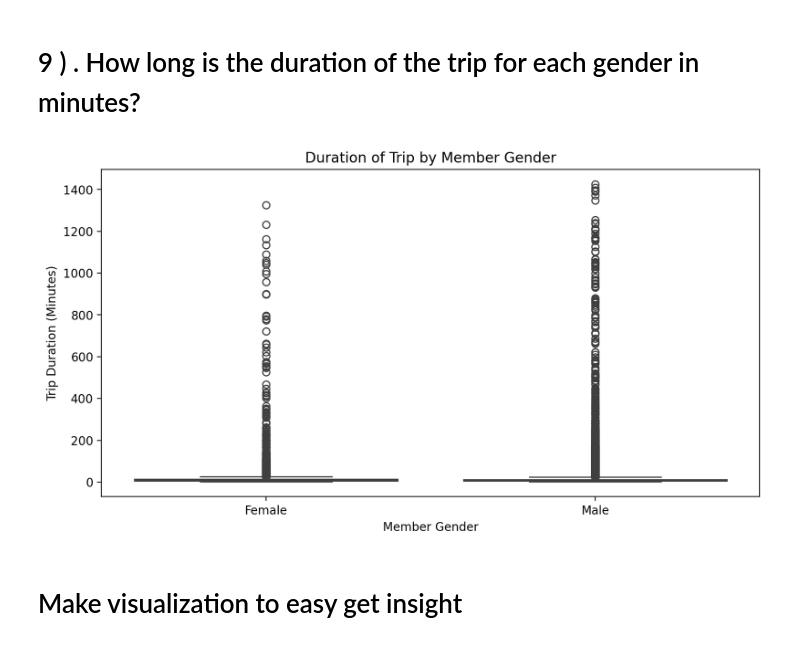
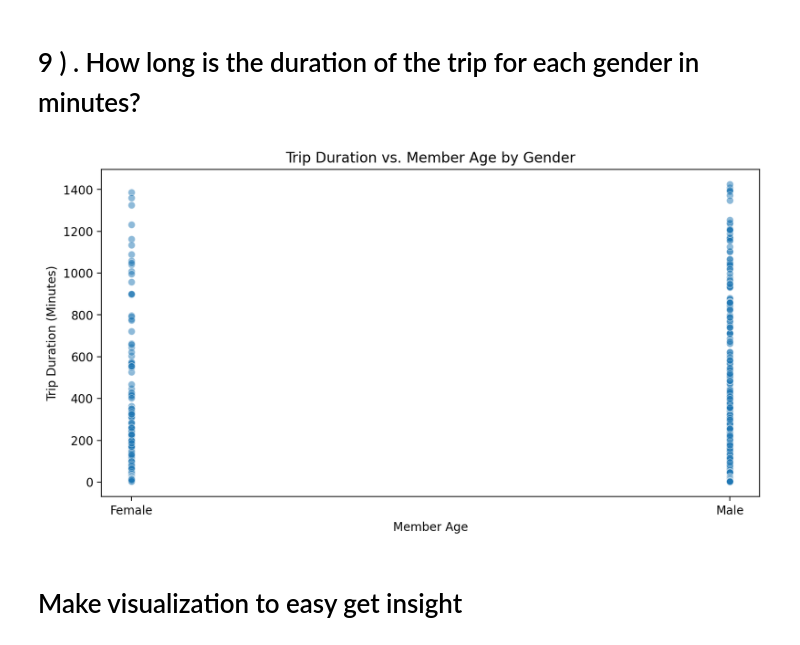
Before and after one commit to MohamedAbdeenM7/DEPI, a Jupyter notebook: machine_learning/sessions/week_6/datasciece-Final-Project.ipynb, the cells around one changed output. Drawn from its saved outputs; the diff is of its cells as text; code cells hidden in the pictures.

```diff
--- a/machine_learning/sessions/week_6/datasciece-Final-Project.ipynb
+++ b/machine_learning/sessions/week_6/datasciece-Final-Project.ipynb
@@ -110,7 +110,7 @@ warnings.filterwarnings('ignore')
 %matplotlib inline
 # %%
 # Load my dataset using pandas Dataframe
-data = pd.read_csv(r"C:\DEPI\machine_learning\sessions\week_6\data\fordgobike-tripdataFor201902.csv")
+data = pd.read_csv(r"C:\DEPI\machine_learning\sessions\week_6\session_11,12\data\fordgobike-tripdataFor201902.csv")
 df = data.copy()
 # %%
 # here we make overview in high-level for data shape and composition
@@ -792,18 +759,26 @@ plt.show()
 # %% [markdown]
 # <a id="9">    9 ) . How long is the duration of the trip for each gender in minutes?  </a>
 # %%
-# Make visualization to easy get insight
+# duration of the trip for each gender in minutes scatter plot
+plt.figure(figsize=(10, 5), dpi=200)
+sb.scatterplot(data=df, x='member_gender', y='trip_duration_minutes', alpha=0.5)
+plt.xlabel('Member Age')
+plt.ylabel('Trip Duration (Minutes)')
+plt.title('Trip Duration vs. Member Age by Gender')
+plt.show()
 
-# ------------------------Duration distribution by member gender
-# How long is the duration of the trip for each gender in minutes
-plt.figure(figsize=(10, 5), dpi=200)
-sb.boxplot(data=df, x='member_gender', y='trip_duration_minutes')
-plt.xlabel('Member Gender')
-plt.ylabel('Trip Duration (Minutes)')
-plt.title('Duration of Trip by Member Gender')
-plt.show()
+
+
+
+
+# plt.figure(figsize=(10, 5), dpi=200)
+# sb.boxplot(data=df, x='member_gender', y='trip_duration_minutes')
+# plt.xlabel('Member Gender')
+# plt.ylabel('Trip Duration (Minutes)')
+# plt.title('Duration of Trip by Member Gender')
+# plt.show()
 # %% [output]
-[figure, old version]
+[figure, new version]
 # %% [markdown]
 # Make visualization to easy get insight
 # %% [markdown]
```
Also changed, not shown: parts of 9 cells of this notebook, 11 other files.
